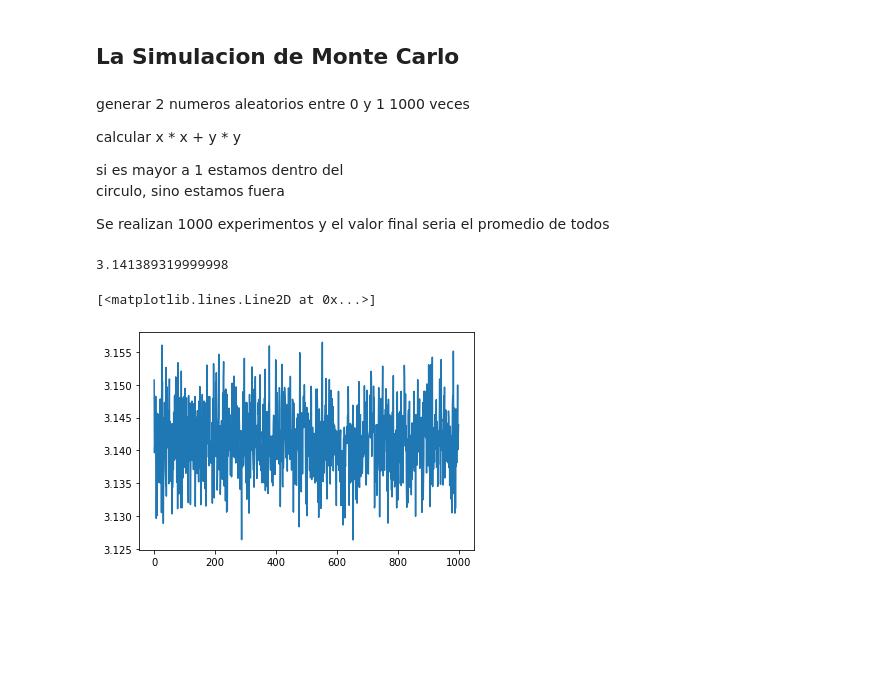
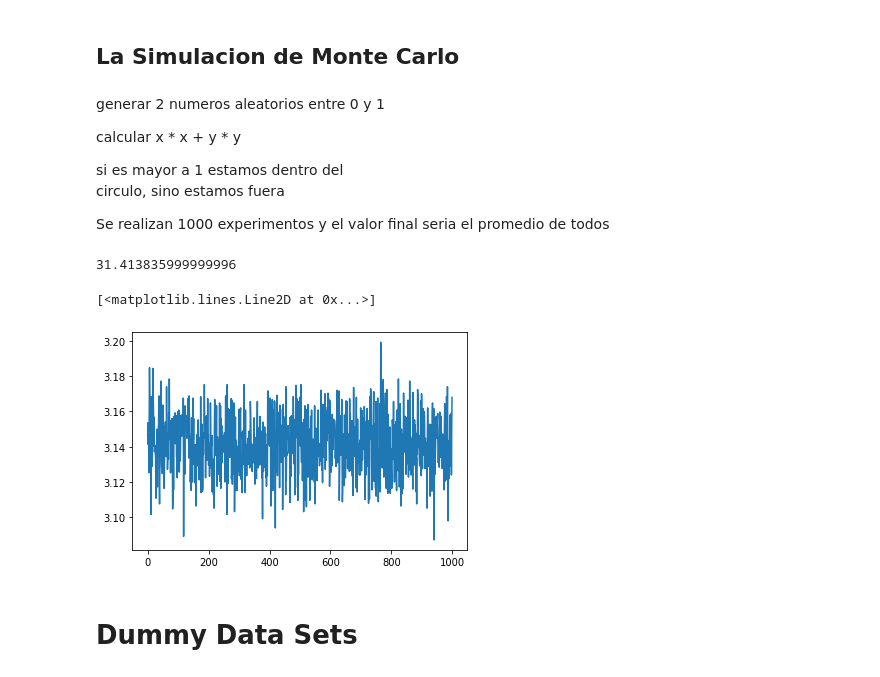
Before and after one commit to santiagoprado12/cursoMLpython, a Jupyter notebook: Distribuciones_de_probabilidad.ipynb, the cells around one changed output. Cells and saved outputs as stored; diff of their text form; code cells hidden in the pictures; blank space fills up the shorter version.

```diff
--- a/Distribuciones_de_probabilidad.ipynb
+++ b/Distribuciones_de_probabilidad.ipynb
@@ -70,7 +70,7 @@ array([[ 0.44304271,  1.54370008, -0.66242461,  0.16500972],
 # %% [markdown]
 ## La Simulacion de Monte Carlo
 # %% [markdown]
-generar 2 numeros aleatorios entre 0 y 1 1000 veces
+generar 2 numeros aleatorios entre 0 y 1
 
 
 calcular x * x + y * y
@@ -81,25 +81,26 @@ circulo, sino estamos fuera
 Se realizan 1000 experimentos y el valor final seria el promedio de todos
 # %%
 pi_avg=0
-n=100000
-n_experimentos=1000
+n=10000
 pi_value_list=[]
-for i in range(n_experimentos):
+for i in range(1000):
     value=0
     x=np.random.uniform(0,1,n).tolist()
     y=np.random.uniform(0,1,n).tolist()
     for j in range(n):
         z=np.sqrt((x[j]**2)+(y[j]**2))
         if z<=1:
             value +=1
     float_value=float(value)
     pi_value=float_value*4/n
     pi_value_list.append(pi_value)
     pi_avg += pi_value
-pi=pi_avg/n_experimentos
+pi=pi_avg/100
 print(pi)
 plt.plot(pi_value_list)
 # %% [output]
-3.141389319999998
+31.413835999999996
 [<matplotlib.lines.Line2D at 0x...>]
-[figure, old version]
+[figure, new version]
+# %% [markdown]
+# Dummy Data Sets
```
Also changed, not shown: parts of 19 cells of this notebook.
